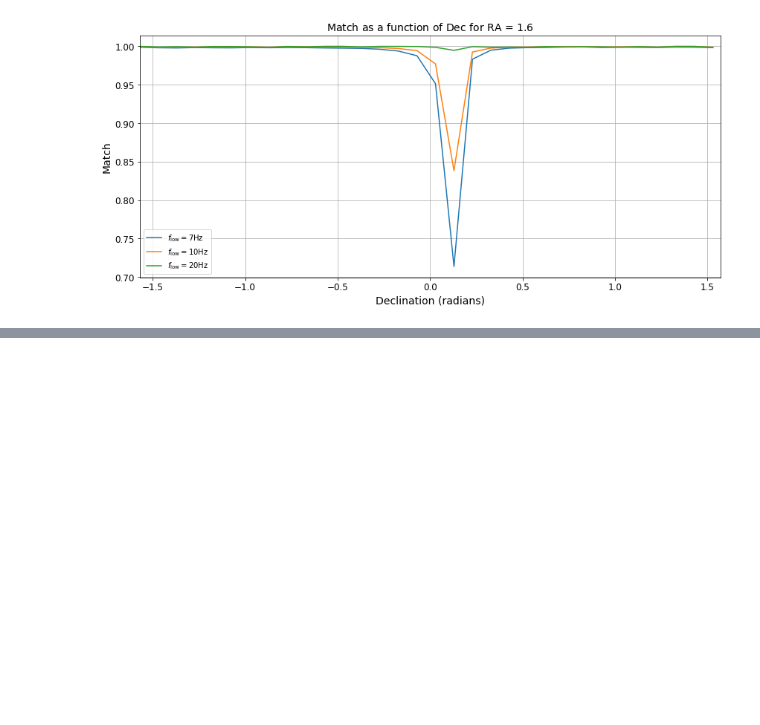
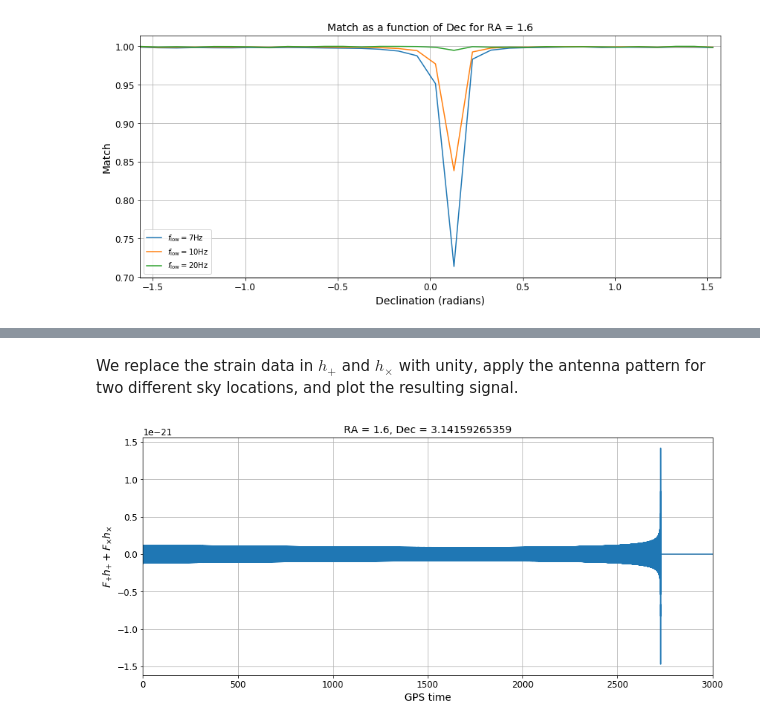
Before and after one commit to cosmic-explorer/ce-computing, a Jupyter notebook: CBC_Search_Cost.ipynb, the cells around one changed output, grey strips where cells are left out. Drawn from its saved outputs; the diff is of its cells as text; code cells hidden in the pictures; blank space fills up the shorter version.

Commit message:
updated with notes on antenna

```diff
--- a/CBC_Search_Cost.ipynb
+++ b/CBC_Search_Cost.ipynb
@@ -384,0 +387,4 @@ plt.show()
+# %%
+ra = 1.6
+dec = np.pi
+h_a = d.project_wave(hp, hc, ra, dec, pol)
@@ -384,0 +395,2 @@ plt.show()
+# %% [markdown]
+We replace the strain data in $h_{+}$ and $h_\times$ with unity, apply the antenna pattern for two different sky locations, and plot the resulting signal.
@@ -384,0 +400,3 @@ plt.show()
+# %%
+ra = 1.6
+dec = np.pi
@@ -384,0 +405,13 @@ plt.show()
+# %%
+fig = plt.figure()
+fig.patch.set_facecolor('white')
+h_a.start_time = 0
+plt.plot(h_a.sample_times,h_a)
+plt.xlabel("GPS time")
+plt.ylabel(r"$F_{+}h_{+} + F_{\times}h_{\times}$")
+plt.title("RA = {}, Dec = {}".format(ra,dec))
+plt.xlim([0,3000])
+gc.collect()
+plt.show()
+# %% [output]
+[figure, added]
```
Also changed, not shown: parts of 15 cells of this notebook.
